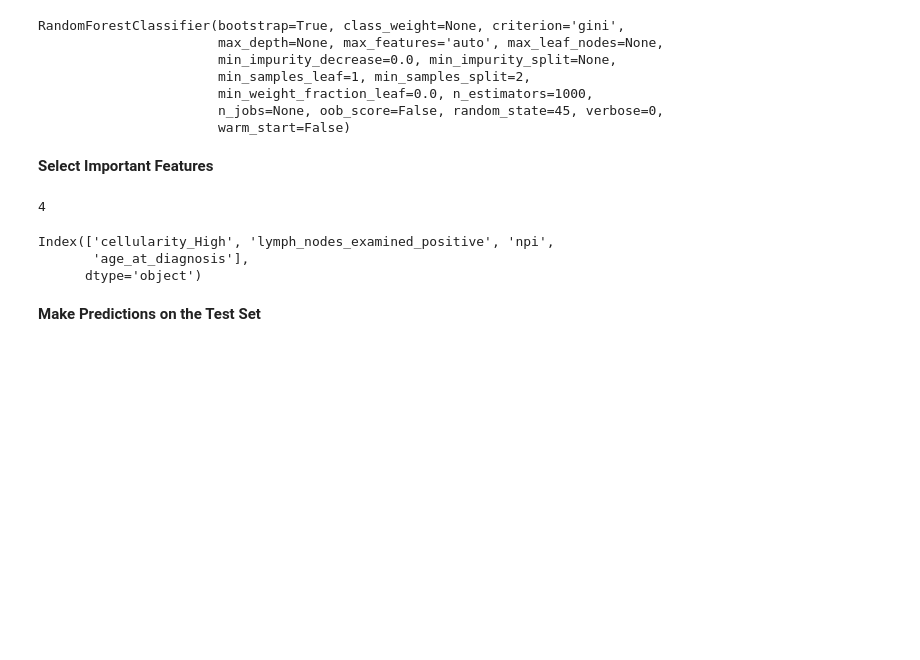
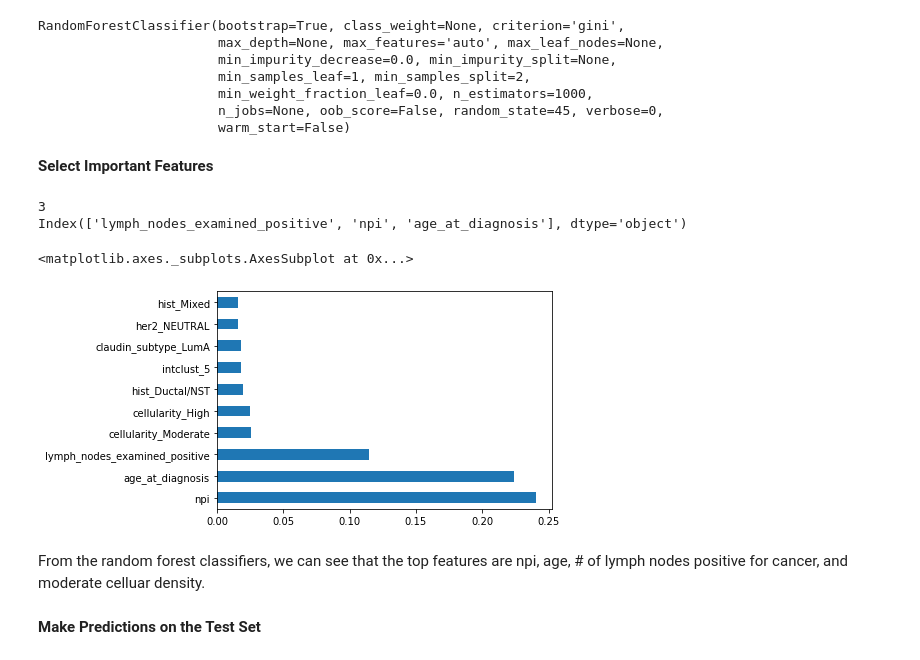
Before and after one commit to meghutch/Breast-Cancer-Classification-Clinical-Genomic, a Jupyter notebook: Neural_Network_Clinical_Outcomes.ipynb, the cells around one changed output. Saved outputs shown, nothing was run; the diff lists cells and outputs as text; code cells hidden in the pictures; blank space fills up the shorter version.

Commit message:
Add random forest feature importance plot

```diff
--- a/Neural_Network_Clinical_Outcomes.ipynb
+++ b/Neural_Network_Clinical_Outcomes.ipynb
@@ -477,16 +477,25 @@ RandomForestClassifier(bootstrap=True, class_weight=None, criterion='gini',
 # %%
 # First feature selection test
 sel = SelectFromModel(RandomForestClassifier(n_estimators = 100))
 sel.fit(X_train, y_train)
 sel.get_support()
 selected_feat= X_train.columns[(sel.get_support())]
-print(len(selected_feat)) # 3 or 4 features selected as important depending on each run; often is "cellularity_High", "lymph_nodes_examined_positive", "npi"
-selected_feat
+print(len(selected_feat))
+print(selected_feat)
+
+## histogram of the top 10 features by importance
+# create a list of features/column names
+features = list(X_train.columns.values)
+
+feat_importances = pd.Series(rf.feature_importances_, index=X_train.columns)
+feat_importances.nlargest(10).plot(kind='barh')
 # %% [output]
-4
+3
+Index(['lymph_nodes_examined_positive', 'npi', 'age_at_diagnosis'], dtype='object')
-Index(['cellularity_High', 'lymph_nodes_examined_positive', 'npi',
-       'age_at_diagnosis'],
-      dtype='object')
+<matplotlib.axes._subplots.AxesSubplot at 0x...>
+[figure, added]
+# %% [markdown]
+From the random forest classifiers, we can see that the top features are npi, age, # of lymph nodes positive for cancer, and moderate celluar density.
 # %% [markdown]
 **Make Predictions on the Test Set**
 # %%
```
